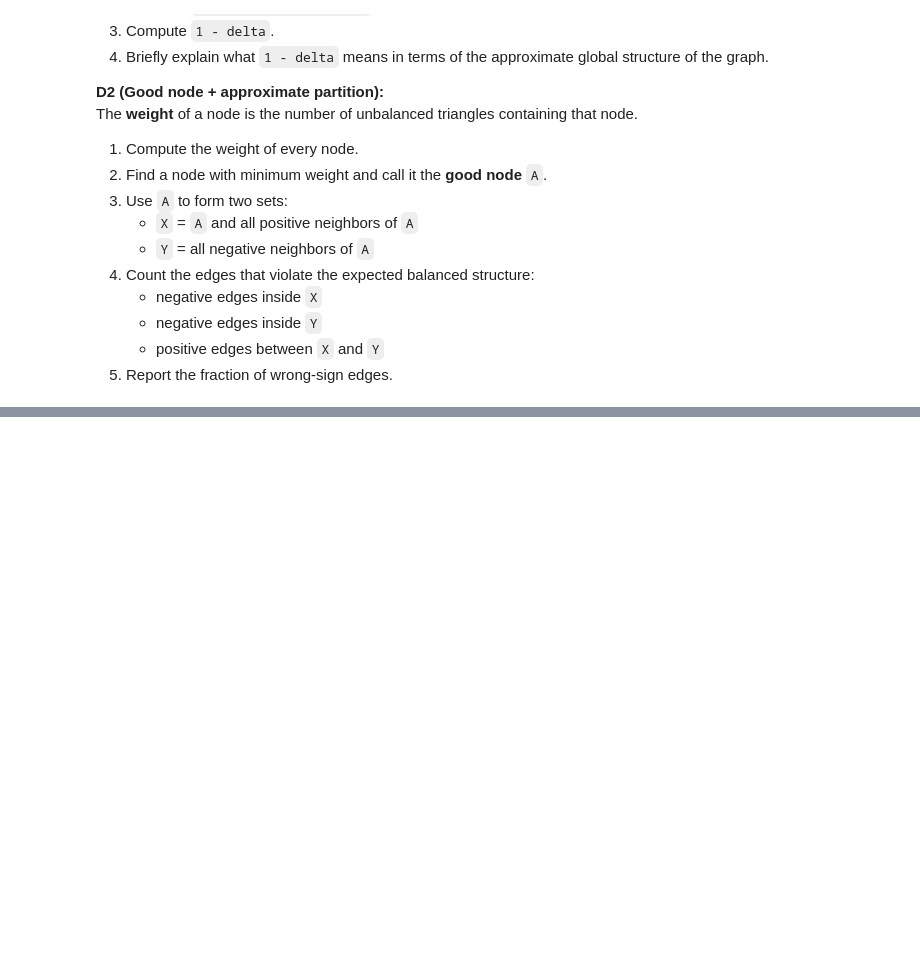
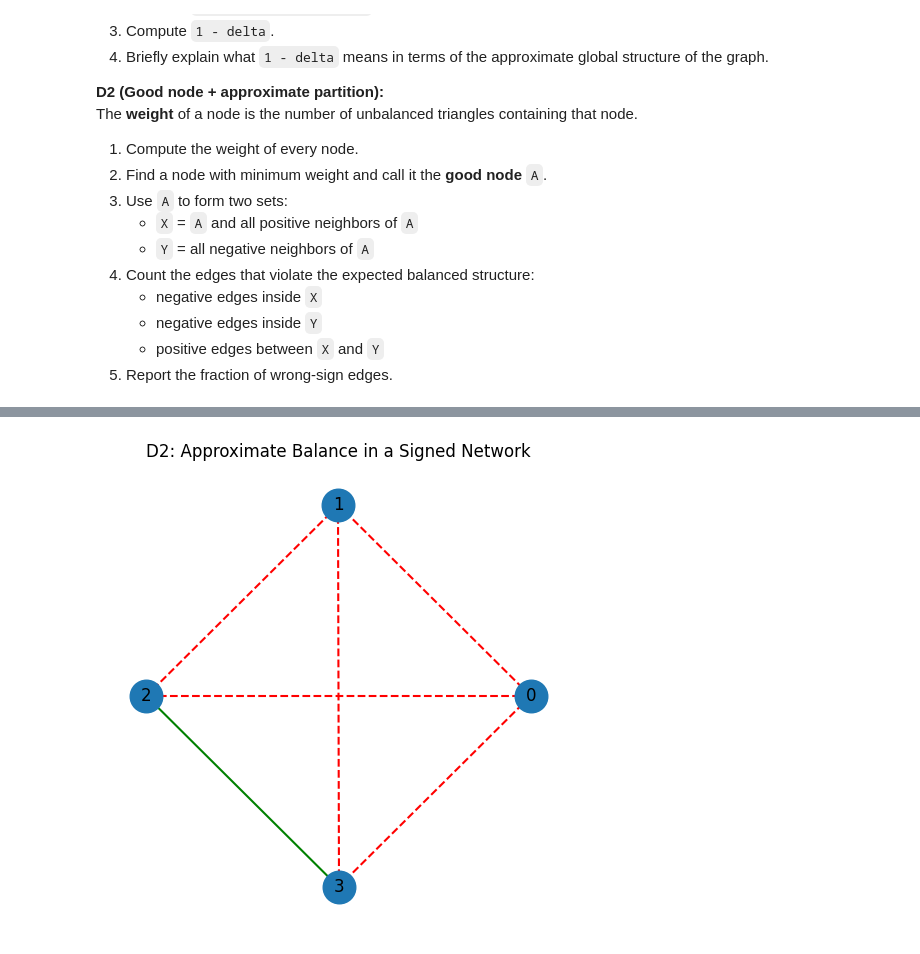
Before and after one commit to Guederas/CECS-427---Group-Project, a Jupyter notebook: Assignment3_427_Group_2.ipynb, the cells around one changed output, grey strips where cells are left out. Drawn from its saved outputs; the diff is of its cells as text; code cells hidden in the pictures; blank space fills up the shorter version.

```diff
--- a/Assignment3_427_Group_2.ipynb
+++ b/Assignment3_427_Group_2.ipynb
@@ -979,43 +990,109 @@ def node_unbalanced_weights(G):
     """Return a dictionary mapping each node to the number of
     unbalanced triangles containing that node.
     """
-    # TODO
-    pass
+    weights = {node: 0 for node in G.nodes}
 
+    for triangle in combinations(G.nodes, 3):
+        if not is_triangle_balanced(G, *triangle):
+            # Increment the weight for each unbalanced triangle containing the node
+            for node in triangle:
+                weights[node] += 1
+    return weights
 
 def find_good_node(G):
     """Return the node with minimum unbalanced-triangle weight
     and its weight.
     """
-    # TODO
-    pass
+    # Compute the unbalanced weights for each node
+    weights = node_unbalanced_weights(G)
+    # Find the node with the minimum weight
+    good_node = min(weights, key=weights.get)
+    return good_node, weights[good_node]
 
 
 def good_node_partition(G, A):
     """Use good node A to form:
       X = A and all positive neighbors of A
       Y = all negative neighbors of A
     """
-    # TODO
-    pass
+    X = {A}
+    Y = set()
+    # Add neighbors of A to X or Y based on the edge sign
+    for neighbor in G.neighbors(A):
+        if G.edges[A, neighbor]["sign"] == 1:
+            X.add(neighbor)
+        elif G.edges[A, neighbor]["sign"] == -1:
+            Y.add(neighbor)
+    return X, Y
 
 
 def wrong_sign_fraction(G, X, Y):
     """Count edges that violate the expected balanced structure:
       - negative edges inside X
       - negative edges inside Y
       - positive edges between X and Y
 
     Return:
       wrong_edges, total_edges, fraction_wrong
     """
-    # TODO
-    pass
+    # A wrong edge is one whose sign doesn’t match the partition rule:
+    # - edges within X or within Y should be positive
+    # - edges between X and Y should be negative
+
+    X, Y = set(X), set(Y)
+    wrong_edges = 0
+    # Count edges that violate the expected balanced structure
+    for u, v, data in G.edges(data=True):
+        # Check if u and v are in the same group (X or Y)
+        same_group = (u in X and v in X) or (u in Y and v in Y)
+        expected_sign = 1 if same_group else -1
+        # Count the edge as wrong if its sign does not match the expected sign
+        if data["sign"] != expected_sign:
+            wrong_edges += 1
+
+    total_edges = G.number_of_edges()
+    fraction_wrong = wrong_edges / total_edges if total_edges else 0.0
+    return wrong_edges, total_edges, fraction_wrong
 
 
-# TODO:
 # 1) Generate or reuse a signed complete graph
+G = nx.complete_graph(4)
+group_x = {0, 1}
+
+# Positive within groups & negative between groups
+for u, v in G.edges:
+    G.edges[u, v]["sign"] = (
+        1 if ((u in group_x) == (v in group_x)) else -1
+    )
+
+# Flip one edge to create imbalance
+G.edges[0, 1]["sign"] = -1
+weights = node_unbalanced_weights(G)
+
+# Graph for visualization
+draw_signed_graph(G, title="D2: Approximate Balance in a Signed Network")
+
 # 2) Find the good node A
+A, min_weight = find_good_node(G)
+
 # 3) Build X and Y
+# X = A and all positive neighbors of A
+# Y = all negative neighbors of A
+X, Y = good_node_partition(G, A)
+
 # 4) Compute the wrong-sign edge fraction
+wrong_edges, total_edges, fraction_wrong = wrong_sign_fraction(G, X, Y)
+
 # 5) Print the results
+print("Unbalanced-triangle weight by node:")
+for node, weight in weights.items():
+    print(f"  Node {node}: {weight}")
+print("Good node:", A)
+print("Min weight:", min_weight)
+print("X:", sorted(X))
+print("Y:", sorted(Y))
+print("Wrong edges:", wrong_edges)
+print("Total edges:", total_edges)
+print("Fraction of wrong edges:", fraction_wrong)
+# %% [output]
+[figure, added]
```
Also changed, not shown: parts of 9 cells of this notebook.
